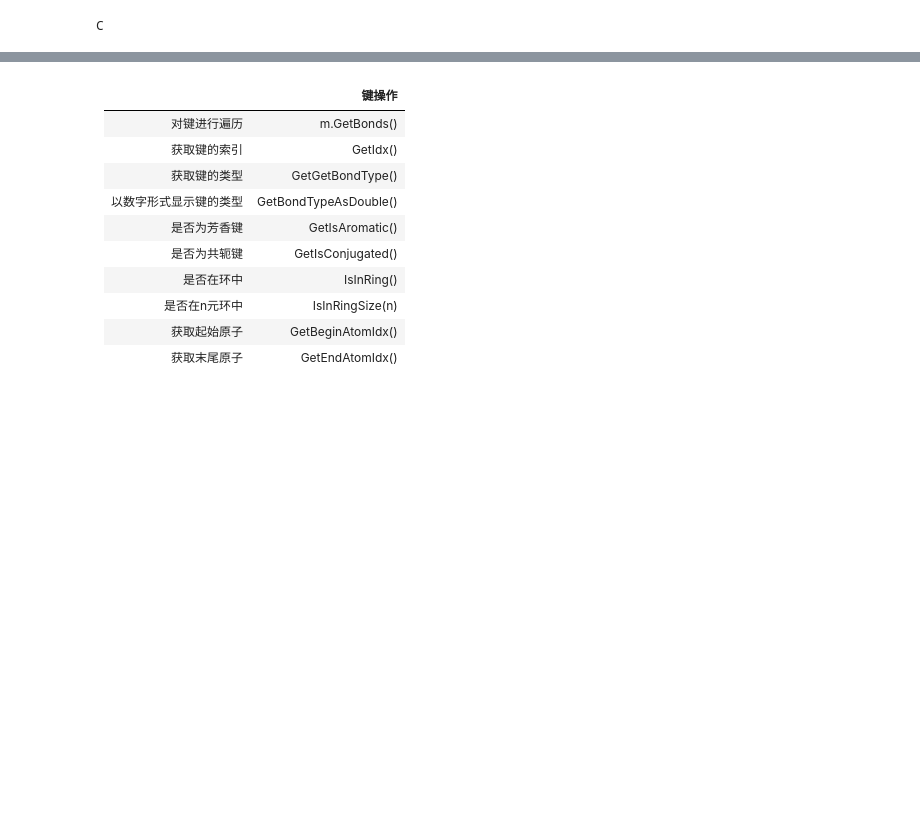
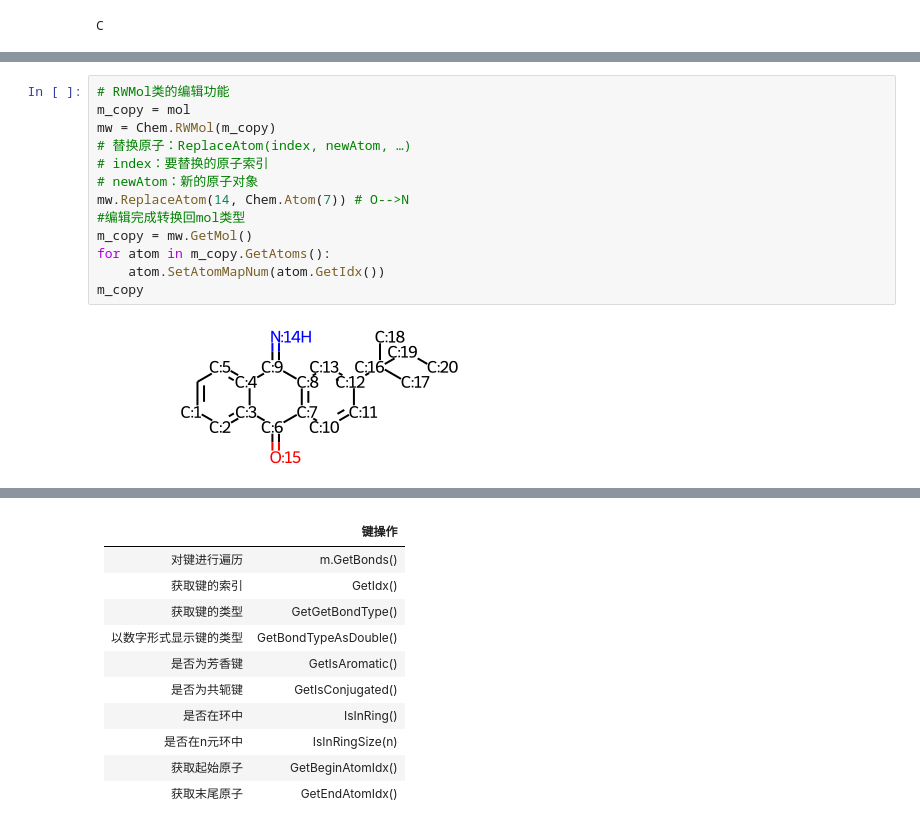
Before and after one commit to PuYuQian/rdkit_tutorial, a Jupyter notebook: rdkit_tutorial.ipynb, the cells around one changed output, grey strips where cells are left out. Cells and saved outputs as stored; diff of their text form; blank space fills up the shorter version.

```diff
--- a/rdkit_tutorial.ipynb
+++ b/rdkit_tutorial.ipynb
@@ -350,0 +384,15 @@ mol_with_atom_index(mol)
+# %%
+# RWMol类的编辑功能
+m_copy = mol
+mw = Chem.RWMol(m_copy)
+# 替换原子：ReplaceAtom(index, newAtom, …)
+# index：要替换的原子索引
+# newAtom：新的原子对象
+mw.ReplaceAtom(14, Chem.Atom(7)) # O-->N
+#编辑完成转换回mol类型
+m_copy = mw.GetMol()
+for atom in m_copy.GetAtoms():
+    atom.SetAtomMapNum(atom.GetIdx())
+m_copy
+# %% [output]
+[figure, added]
```
Also changed, not shown: parts of 31 cells of this notebook, 2 other files.
